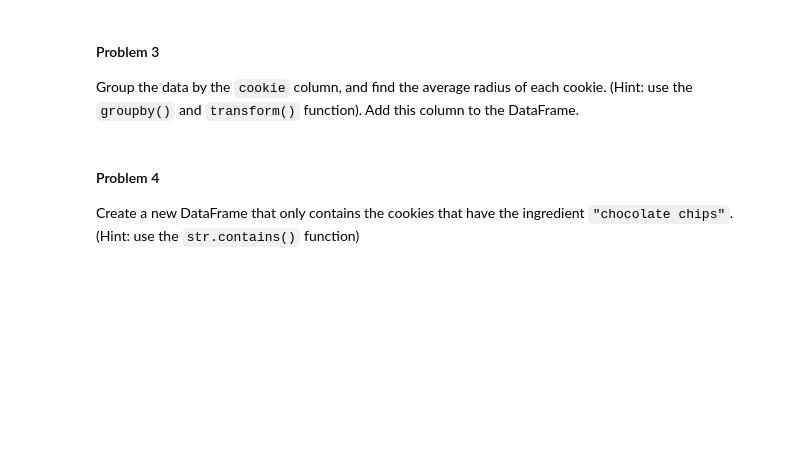
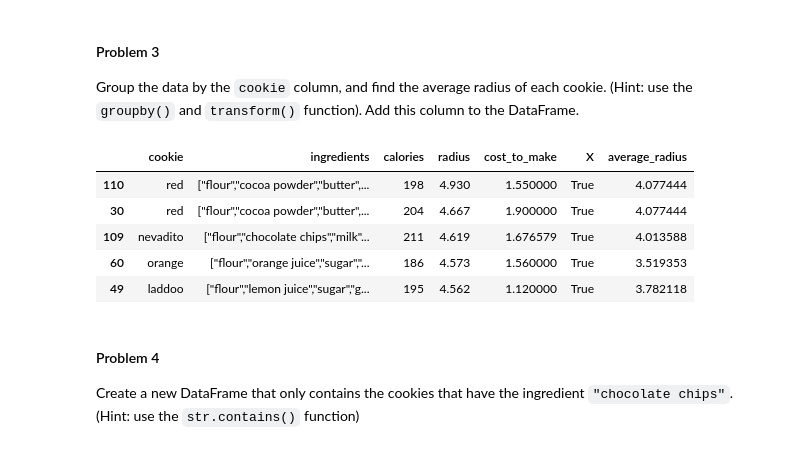
Before and after one commit to gallettilance/Data-Science-Fundamentals, a Jupyter notebook: labs/lab-02/lab02.ipynb, the cells around one changed output. Cells and saved outputs as stored; diff of their text form; code cells hidden in the pictures; blank space fills up the shorter version.

```diff
--- a/labs/lab-02/lab02.ipynb
+++ b/labs/lab-02/lab02.ipynb
@@ -451,6 +451,15 @@ df.head(100)
 Group the data by the `cookie` column, and find the average radius of each cookie. (Hint: use the `groupby()` and `transform()` function). Add this column to the DataFrame.
 # %%
 #Add your code here
+df['average_radius'] = df.groupby('cookie')['radius'].transform('mean')
+df.head()
+# %% [output]
+|  | cookie | ingredients | calories | radius | cost_to_make | X | average_radius |
+| 110 | red | ["flour","cocoa powder","butter",... | 198 | 4.930 | 1.550000 | True | 4.077444 |
+| 30 | red | ["flour","cocoa powder","butter",... | 204 | 4.667 | 1.900000 | True | 4.077444 |
+| 109 | nevadito | ["flour","chocolate chips","milk"... | 211 | 4.619 | 1.676579 | True | 4.013588 |
+| 60 | orange | ["flour","orange juice","sugar","... | 186 | 4.573 | 1.560000 | True | 3.519353 |
+| 49 | laddoo | ["flour","lemon juice","sugar","g... | 195 | 4.562 | 1.120000 | True | 3.782118 |
 # %% [markdown]
 #### Problem 4
 Create a new DataFrame that only contains the cookies that have the ingredient `"chocolate chips"`. (Hint: use the `str.contains()` function)
```
Also changed, not shown: parts of 7 cells of this notebook.
